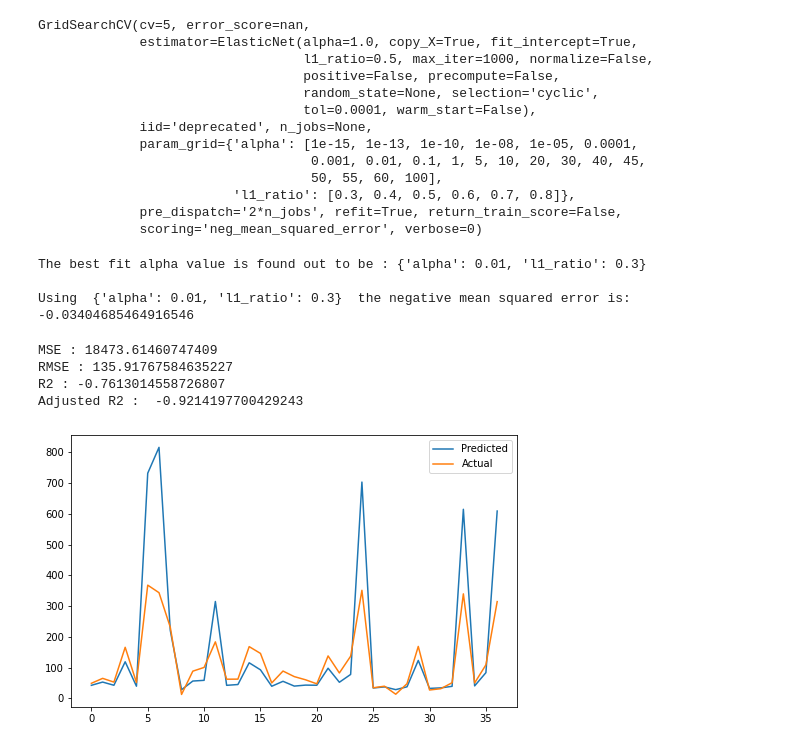
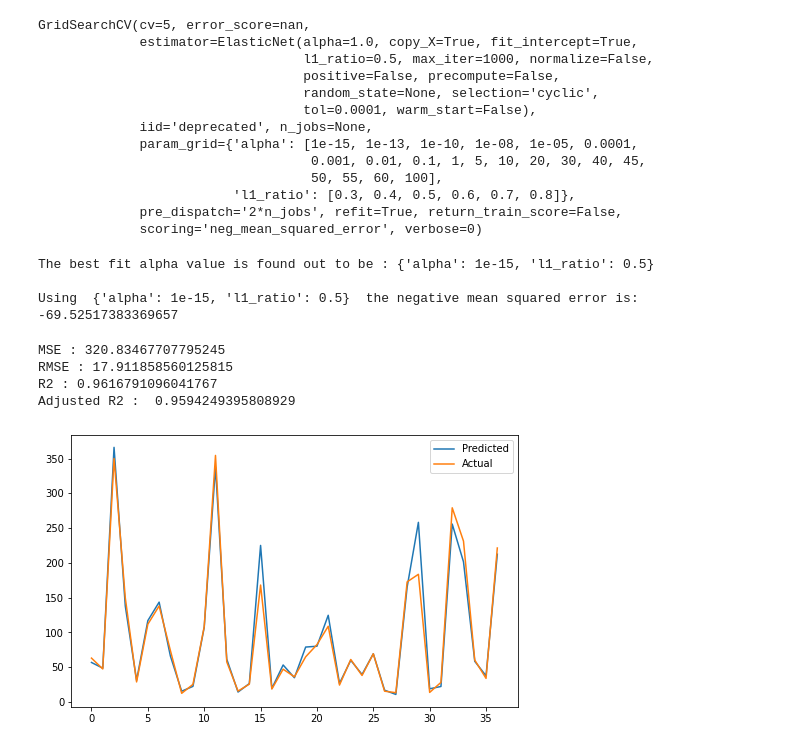
Before and after one commit to Mdanish2020/Yes_Bank_Stock_closing_Price_Prediction, a Jupyter notebook: ML_Capstone_project(Regression).ipynb, the cells around one changed output. Cells and saved outputs as stored; diff of their text form; code cells hidden in the pictures.

```diff
--- a/ML_Capstone_project(Regression).ipynb
+++ b/ML_Capstone_project(Regression).ipynb
@@ -291,10 +323,10 @@ Requirement already satisfied: numpy>=1.13.3 in /usr/local/lib/python3.7/dist-pa
 # %%
 #applying zscore to each values of independent variable
 from scipy.stats import zscore
-X = stock_df_dup[['Low','Year','Month']].apply(zscore)
+X = stock_df_dup[['Average','Year']]
 # %%
 #applying log on dependent variable
-y = np.log10(stock_df_dup['Close'])
+y = stock_df_dup['Close']
 # %%
 #Importing libraries
 from numpy import math
@@ -544,31 +582,31 @@ GridSearchCV(cv=5, error_score=nan,
 print("The best fit alpha value is found out to be :" ,elastic_regressor.best_params_)
 print("\nUsing ",elastic_regressor.best_params_, " the negative mean squared error is: ", elastic_regressor.best_score_)
 # %% [output]
-The best fit alpha value is found out to be : {'alpha': 0.01, 'l1_ratio': 0.3}
+The best fit alpha value is found out to be : {'alpha': 1e-15, 'l1_ratio': 0.5}
 
-Using  {'alpha': 0.01, 'l1_ratio': 0.3}  the negative mean squared error is:  -0.03404685464916546
+Using  {'alpha': 1e-15, 'l1_ratio': 0.5}  the negative mean squared error is:  -69.52517383369657
 # %%
 y_pred_elastic = elastic_regressor.predict(X_test)
 # %%
-MSE  = mean_squared_error(10**(y_test), 10**(y_pred_elastic))
+MSE  = mean_squared_error(y_test, y_pred_elastic)
 print("MSE :" , MSE)
 
 RMSE = np.sqrt(MSE)
 print("RMSE :" ,RMSE)
 
-r2 = r2_score(10**(y_test), 10**(y_pred_elastic))
+r2 = r2_score(y_test, y_pred_elastic)
 print("R2 :" ,r2)
-print("Adjusted R2 : ",1-(1-r2_score(10**(y_test), 10**(y_pred_elastic)))*((X_test.shape[0]-1)/(X_test.shape[0]-X_test.shape[1]-1)))
+print("Adjusted R2 : ",1-(1-r2_score(y_test, y_pred_elastic))*((X_test.shape[0]-1)/(X_test.shape[0]-X_test.shape[1]-1)))
 # %% [output]
-MSE : 18473.61460747409
-RMSE : 135.91767584635227
-R2 : -0.7613014558726807
-Adjusted R2 :  -0.9214197700429243
+MSE : 320.83467707795245
+RMSE : 17.911858560125815
+R2 : 0.9616791096041767
+Adjusted R2 :  0.9594249395808929
 # %%
 plt.figure(figsize=(8,5))
-plt.plot(10**(y_pred_elastic))
-plt.plot(10**(np.array(y_test)))
+plt.plot(y_pred_elastic)
+plt.plot(np.array(y_test))
 plt.legend(["Predicted","Actual"])
 plt.show()
 # %% [output]
-[figure, old version]
+[figure, new version]
```
Also changed, not shown: parts of 27 cells of this notebook.
